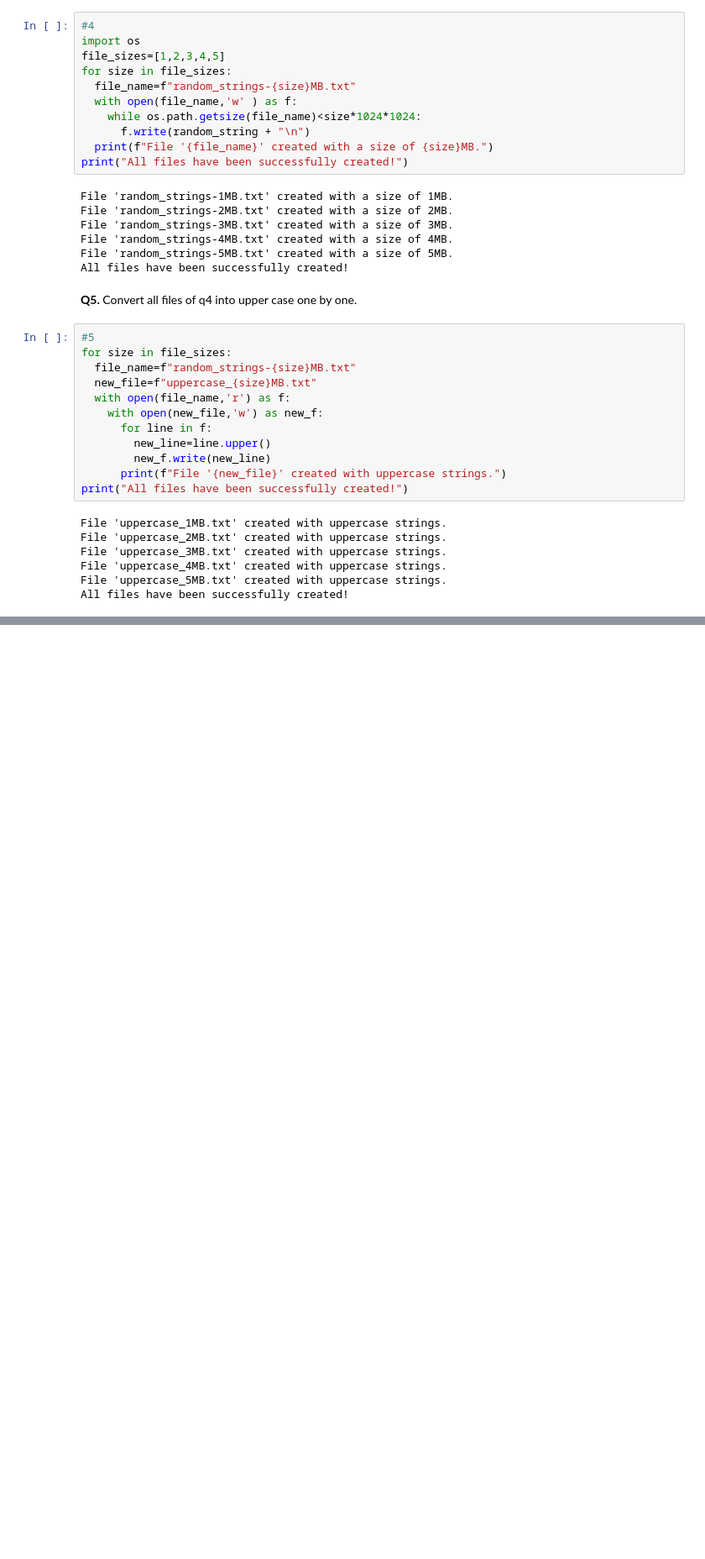
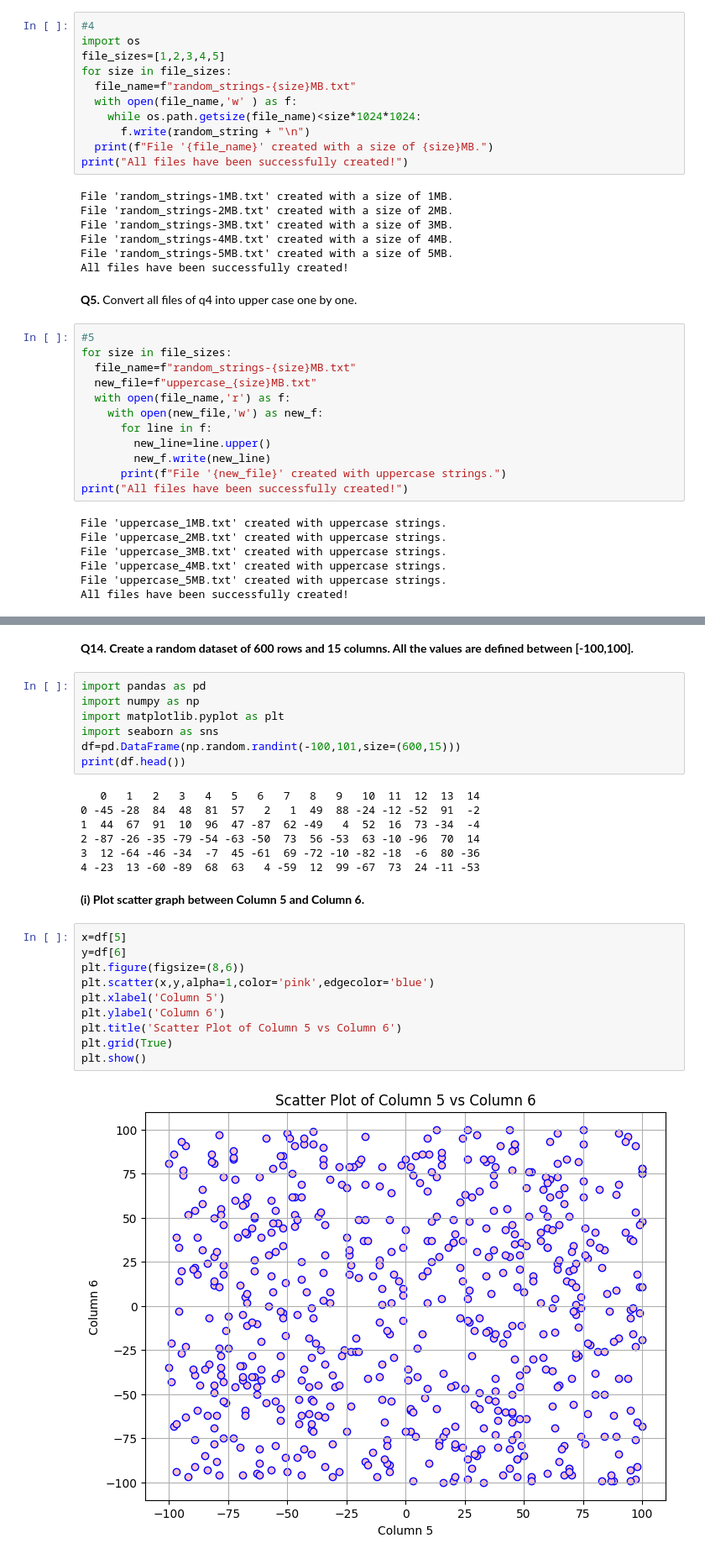
Before and after one commit to SukhmanpreetKaurManes/Miniproject-Advance-Python, a Jupyter notebook: Assignment6.ipynb, the cells around one changed output, grey strips where cells are left out. Shown at 84% size. Saved outputs shown, nothing was run; the diff lists cells and outputs as text; blank space fills up the shorter version.

```diff
--- a/Assignment6.ipynb
+++ b/Assignment6.ipynb
@@ -120,0 +259,31 @@ All files have been successfully created!
+# %% [markdown]
+**Q14. Create a random dataset of 600 rows and 15 columns. All the values are defined between [-100,100].**
+# %%
+import pandas as pd
+import numpy as np
+import matplotlib.pyplot as plt
+import seaborn as sns
+df=pd.DataFrame(np.random.randint(-100,101,size=(600,15)))
+print(df.head())
+# %% [output]
+   0   1   2   3   4   5   6   7   8   9   10  11  12  13  14
+0 -45 -28  84  48  81  57   2   1  49  88 -24 -12 -52  91  -2
+1  44  67  91  10  96  47 -87  62 -49   4  52  16  73 -34  -4
+2 -87 -26 -35 -79 -54 -63 -50  73  56 -53  63 -10 -96  70  14
+3  12 -64 -46 -34  -7  45 -61  69 -72 -10 -82 -18  -6  80 -36
+4 -23  13 -60 -89  68  63   4 -59  12  99 -67  73  24 -11 -53
+# %% [markdown]
+**(i)
+Plot scatter graph between Column 5 and Column 6.**
+# %%
+x=df[5]
+y=df[6]
+plt.figure(figsize=(8,6))
+plt.scatter(x,y,alpha=1,color='pink',edgecolor='blue')
+plt.xlabel('Column 5')
+plt.ylabel('Column 6')
+plt.title('Scatter Plot of Column 5 vs Column 6')
+plt.grid(True)
+plt.show()
+# %% [output]
+[figure, added]
```
Also changed, not shown: parts of 18 cells of this notebook.
